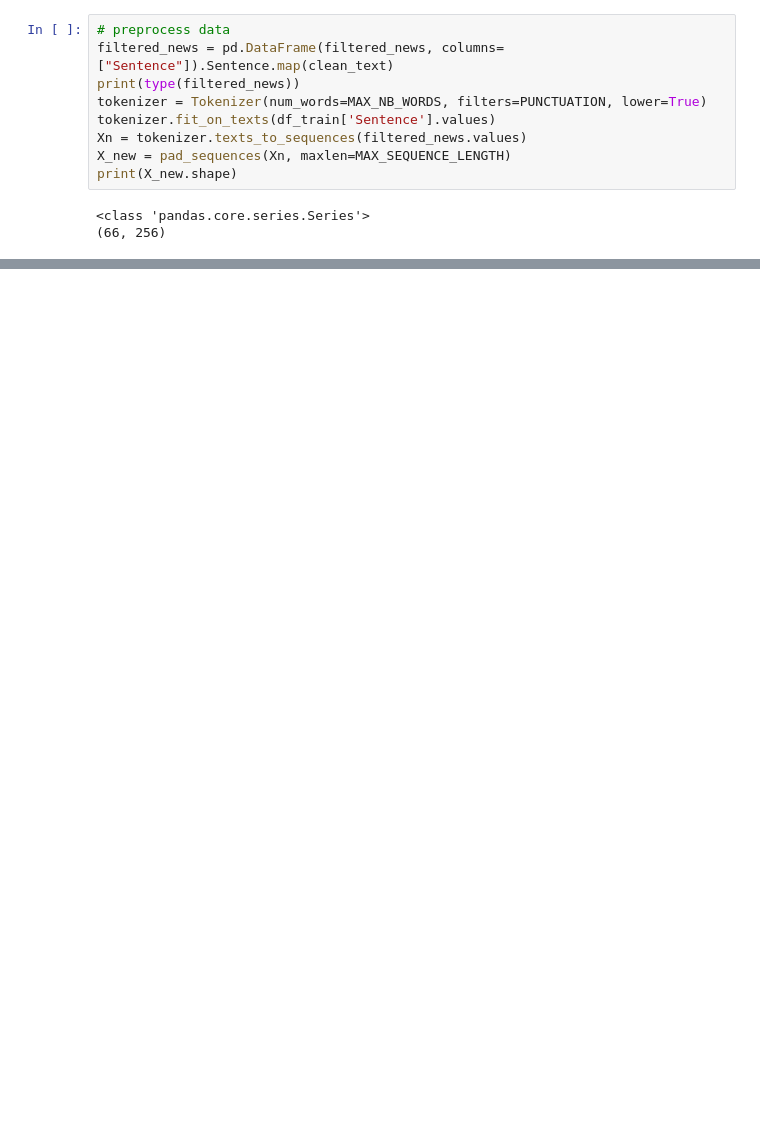
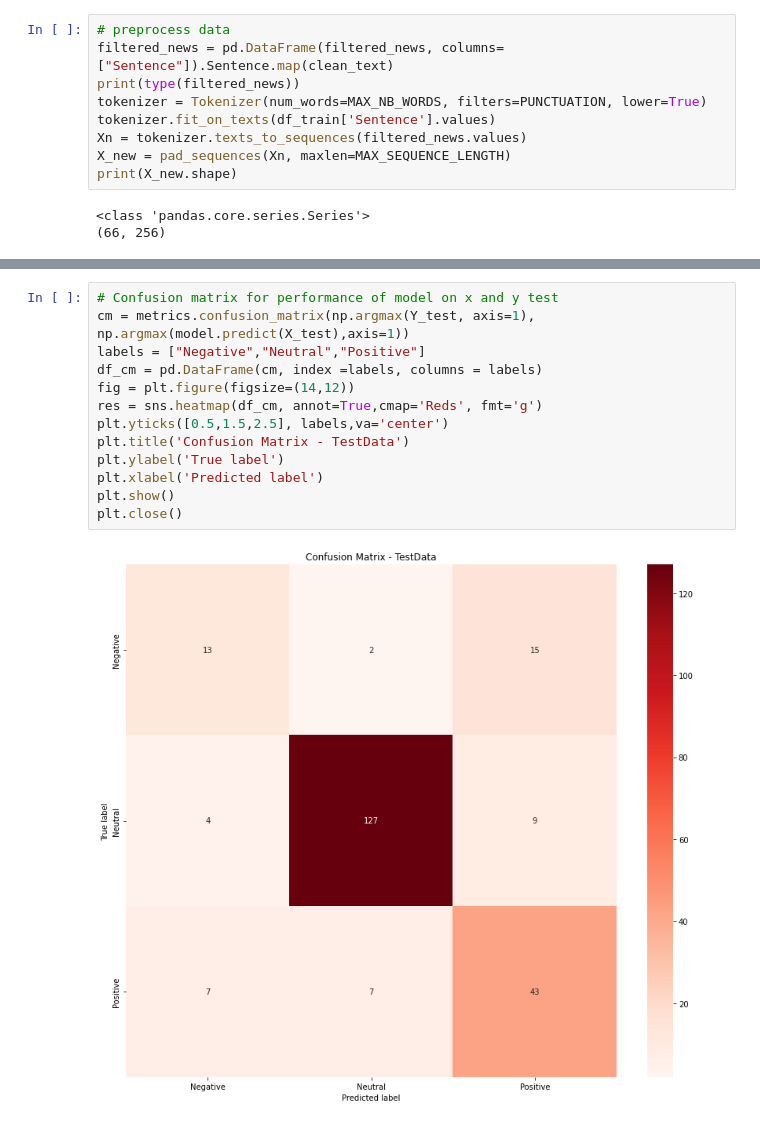
Before and after one commit to yDing121/hackathon2021, a Jupyter notebook: sentimentnews.ipynb, the cells around one changed output, grey strips where cells are left out. Cells and saved outputs as stored; diff of their text form; blank space fills up the shorter version.

```diff
--- a/sentimentnews.ipynb
+++ b/sentimentnews.ipynb
@@ -289,0 +348,15 @@ negatives
+# %%
+# Confusion matrix for performance of model on x and y test
+cm = metrics.confusion_matrix(np.argmax(Y_test, axis=1), np.argmax(model.predict(X_test),axis=1))
+labels = ["Negative","Neutral","Positive"]
+df_cm = pd.DataFrame(cm, index =labels, columns = labels)
+fig = plt.figure(figsize=(14,12))
+res = sns.heatmap(df_cm, annot=True,cmap='Reds', fmt='g')
+plt.yticks([0.5,1.5,2.5], labels,va='center')
+plt.title('Confusion Matrix - TestData')
+plt.ylabel('True label')
+plt.xlabel('Predicted label')
+plt.show()
+plt.close()
+# %% [output]
+[figure, added]
```
Also changed, not shown: parts of 19 cells of this notebook, 12 other files.
